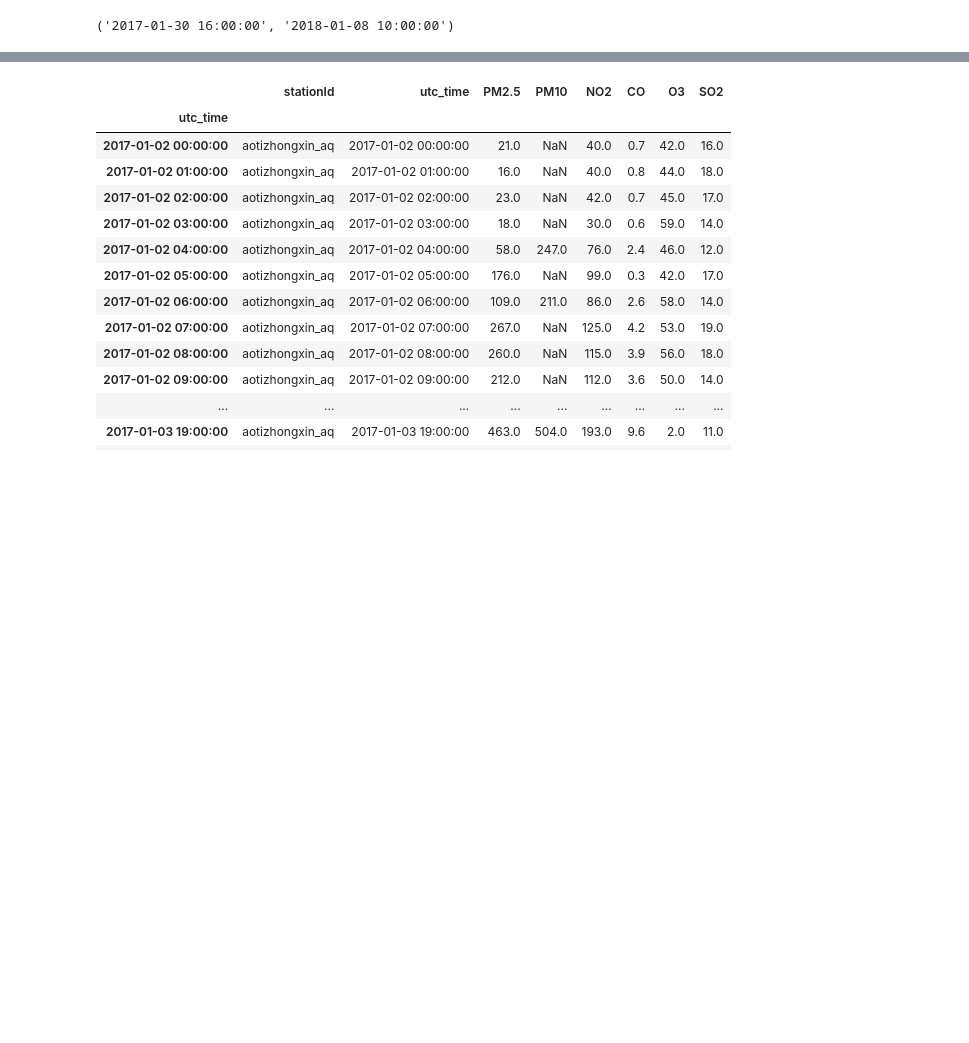
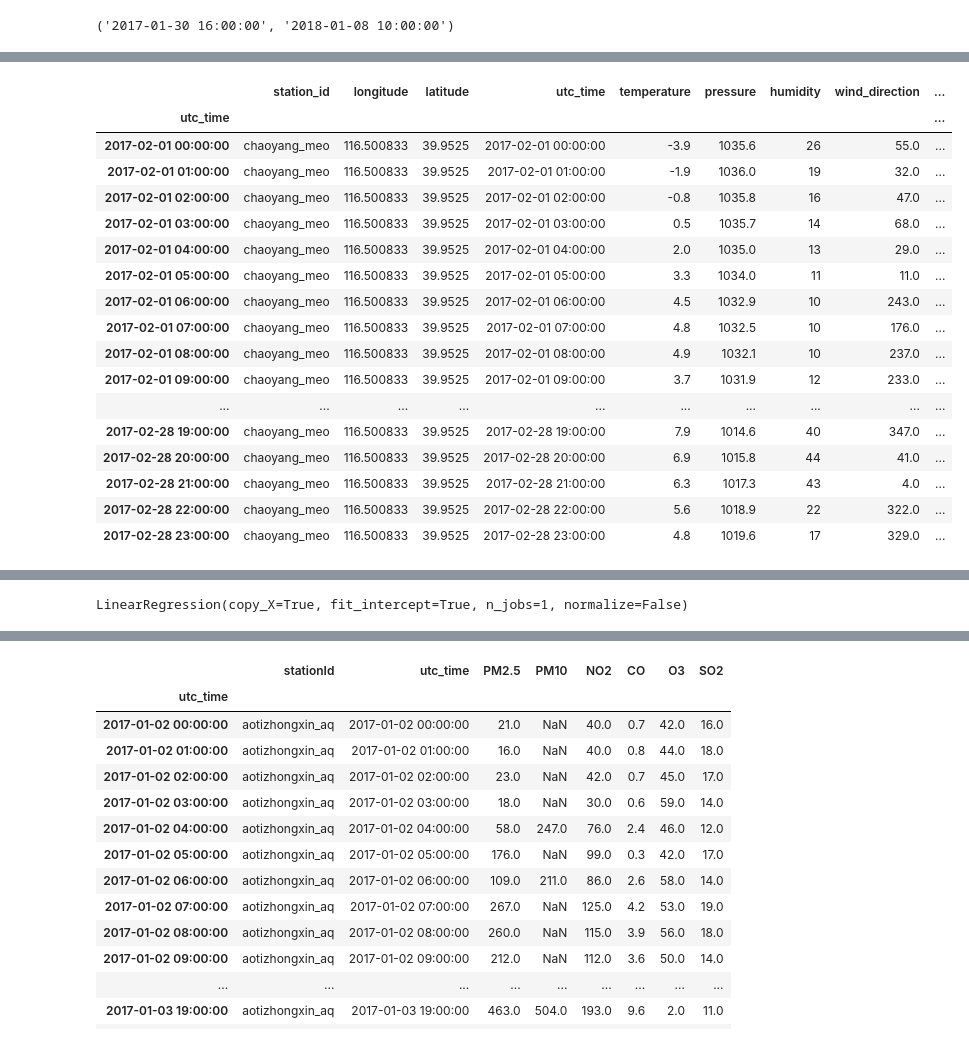
Before and after one commit to jinzy15/kdd, a Jupyter notebook: datapipe.ipynb, the cells around one changed output, grey strips where cells are left out. Drawn from its saved outputs; the diff is of its cells as text; code cells hidden in the pictures; blank space fills up the shorter version.

```diff
--- a/datapipe.ipynb
+++ b/datapipe.ipynb
@@ -39,3 +60,21 @@ mydata.get_date_range()
 # %%
-mydata.get_data(['chaoyang_meo','beijing_meo'],'2017-01-30')
+ mydata.get_data('chaoyang_meo','2017-02')
 # %% [output]
+|  | station_id | longitude | latitude | utc_time | temperature | pressure | humidity | wind_direction | ... |
+| utc_time |  |  |  |  |  |  |  |  | ... |
+| 2017-02-01 00:00:00 | chaoyang_meo | 116.500833 | 39.9525 | 2017-02-01 00:00:00 | -3.9 | 1035.6 | 26 | 55.0 | ... |
+| 2017-02-01 01:00:00 | chaoyang_meo | 116.500833 | 39.9525 | 2017-02-01 01:00:00 | -1.9 | 1036.0 | 19 | 32.0 | ... |
+| 2017-02-01 02:00:00 | chaoyang_meo | 116.500833 | 39.9525 | 2017-02-01 02:00:00 | -0.8 | 1035.8 | 16 | 47.0 | ... |
+| 2017-02-01 03:00:00 | chaoyang_meo | 116.500833 | 39.9525 | 2017-02-01 03:00:00 | 0.5 | 1035.7 | 14 | 68.0 | ... |
+| 2017-02-01 04:00:00 | chaoyang_meo | 116.500833 | 39.9525 | 2017-02-01 04:00:00 | 2.0 | 1035.0 | 13 | 29.0 | ... |
+| 2017-02-01 05:00:00 | chaoyang_meo | 116.500833 | 39.9525 | 2017-02-01 05:00:00 | 3.3 | 1034.0 | 11 | 11.0 | ... |
+| 2017-02-01 06:00:00 | chaoyang_meo | 116.500833 | 39.9525 | 2017-02-01 06:00:00 | 4.5 | 1032.9 | 10 | 243.0 | ... |
+| 2017-02-01 07:00:00 | chaoyang_meo | 116.500833 | 39.9525 | 2017-02-01 07:00:00 | 4.8 | 1032.5 | 10 | 176.0 | ... |
+| 2017-02-01 08:00:00 | chaoyang_meo | 116.500833 | 39.9525 | 2017-02-01 08:00:00 | 4.9 | 1032.1 | 10 | 237.0 | ... |
+| 2017-02-01 09:00:00 | chaoyang_meo | 116.500833 | 39.9525 | 2017-02-01 09:00:00 | 3.7 | 1031.9 | 12 | 233.0 | ... |
+| ... | ... | ... | ... | ... | ... | ... | ... | ... | ... |
+| 2017-02-28 19:00:00 | chaoyang_meo | 116.500833 | 39.9525 | 2017-02-28 19:00:00 | 7.9 | 1014.6 | 40 | 347.0 | ... |
+| 2017-02-28 20:00:00 | chaoyang_meo | 116.500833 | 39.9525 | 2017-02-28 20:00:00 | 6.9 | 1015.8 | 44 | 41.0 | ... |
+| 2017-02-28 21:00:00 | chaoyang_meo | 116.500833 | 39.9525 | 2017-02-28 21:00:00 | 6.3 | 1017.3 | 43 | 4.0 | ... |
+| 2017-02-28 22:00:00 | chaoyang_meo | 116.500833 | 39.9525 | 2017-02-28 22:00:00 | 5.6 | 1018.9 | 22 | 322.0 | ... |
+| 2017-02-28 23:00:00 | chaoyang_meo | 116.500833 | 39.9525 | 2017-02-28 23:00:00 | 4.8 | 1019.6 | 17 | 329.0 | ... |
@@ -58,0 +82,10 @@ mydata.get_data(['chaoyang_meo','beijing_meo'],'2017-01-30')
+# %%
+x = mydata.get_data('chaoyang_meo','2017-02')[['temperature','pressure']]
+x = np.array(x)
+y = mydata.get_data('chaoyang_meo','2017-02')['humidity']
+y = np.array(y)
+from sklearn.linear_model import svm
+regr = LinearRegression().fit(x, y)
+regr
+# %% [output]
+LinearRegression(copy_X=True, fit_intercept=True, n_jobs=1, normalize=False)
```
Also changed, not shown: parts of 4 cells of this notebook, 2 other files.
